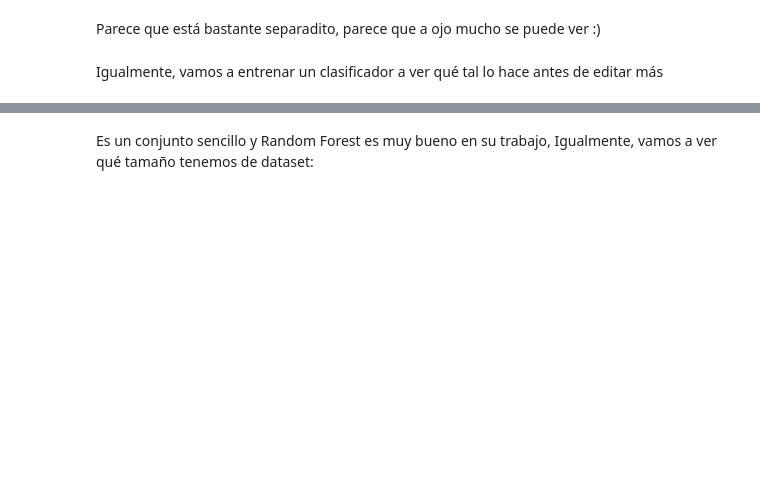
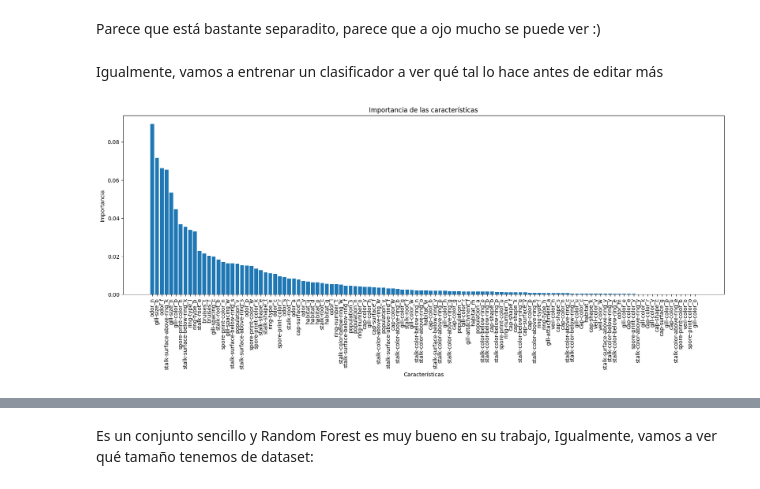
Before and after one commit to AI-School-F5-P3/Nat_noSupervisado, a Jupyter notebook: S4_Clustering_PCA_Plantilla.ipynb, the cells around one changed output, grey strips where cells are left out. Cells and saved outputs as stored; diff of their text form; code cells hidden in the pictures; blank space fills up the shorter version.

```diff
--- a/S4_Clustering_PCA_Plantilla.ipynb
+++ b/S4_Clustering_PCA_Plantilla.ipynb
@@ -188,6 +356,6 @@ print(under_one)
 # las variables predictoras son las columnas son 'x'
 y = df['class']
 print(y.head())
-x =df.drop(columns='class')
+x =df.drop(columns=['class','veil-type'])
 
 print(x.head())
@@ -231,7 +437,7 @@ from sklearn.preprocessing import OneHotEncoder
 
 # Aplicar One Hot Encoder a X
 ohe = OneHotEncoder(handle_unknown='ignore') #
-ohe_ajuste=ohe.fit_transform(x_train) # se ajusta el modelo de codificación para que sepa cómo codificar las categorías presentes en el conjunto de entrenamiento (train)
+ohe_ajuste=ohe.fit(x_train) # se ajusta el modelo de codificación para que sepa cómo codificar las categorías presentes en el conjunto de entrenamiento (train)
 x_train_encoded =ohe.transform(x_train) #se aplica la codificación ajustada en fit al conjunto de entrenamiento (train)
 
 x_test_encoded= ohe.transform(x_test) #se aplica la codificación ajustada en fit al conjunto de test
@@ -277,0 +512,27 @@ from sklearn.ensemble import RandomForestClassifier
+# %%
+import matplotlib.pyplot as plt
+from sklearn.ensemble import RandomForestClassifier
+from sklearn.datasets import load_iris
+from sklearn.feature_selection import SelectFromModel
+
+# Entrena un modelo de Random Forest
+rf = RandomForestClassifier(n_estimators=100, random_state=42)
+rf.fit(df_x_train_enc, y_train)
+
+# Selecciona las características más importantes
+
+
+# Plotear la importancia de las características
+importances = rf.feature_importances_
+indices = np.argsort(importances)[::-1]
+plt.figure(figsize=(20, 6))
+plt.bar(range(df_x_train_enc.shape[1]), importances[indices])
+plt.xlabel('Características')
+plt.ylabel('Importancia')
+plt.title('Importancia de las características')
+#plt.xticks(range(df_x_train_pca.shape[1]), df_x_train_pca.columns[indices], rotation=90)
+
+plt.xticks(range(df_x_train_enc.shape[1]), np.take(df_x_train_enc.columns, indices), rotation=90)
+plt.show()
+# %% [output]
+[figure, added]
```
Also changed, not shown: parts of 33 cells of this notebook.
